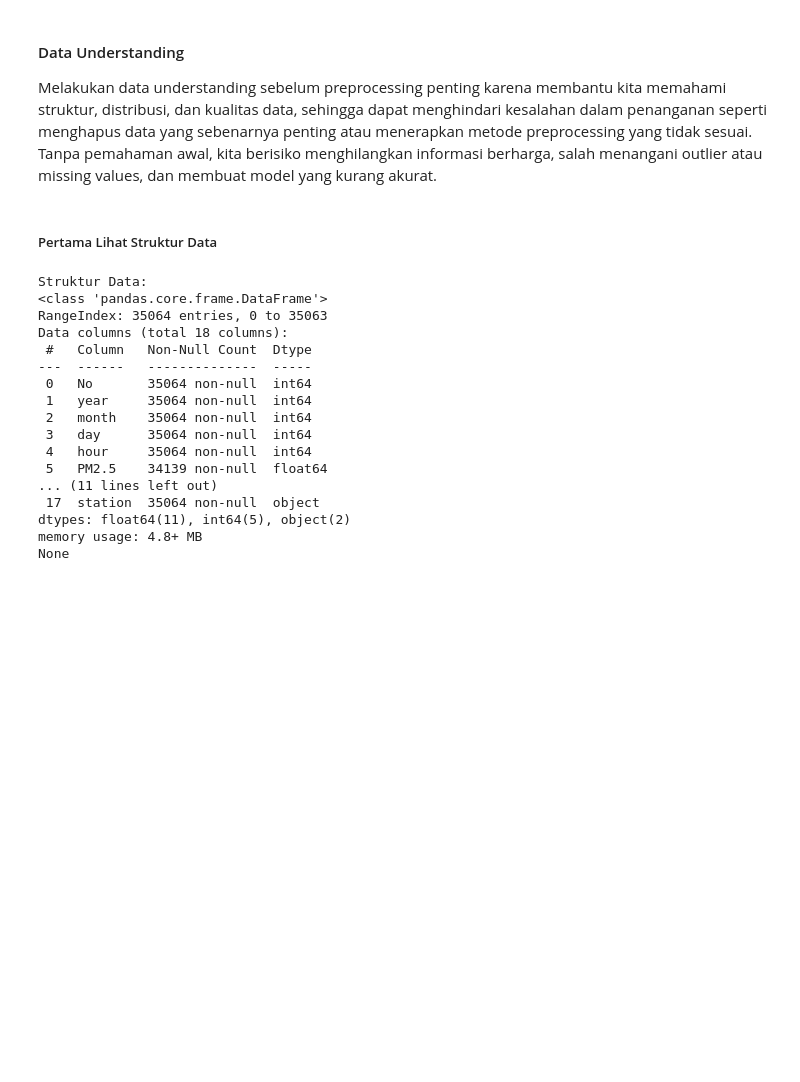
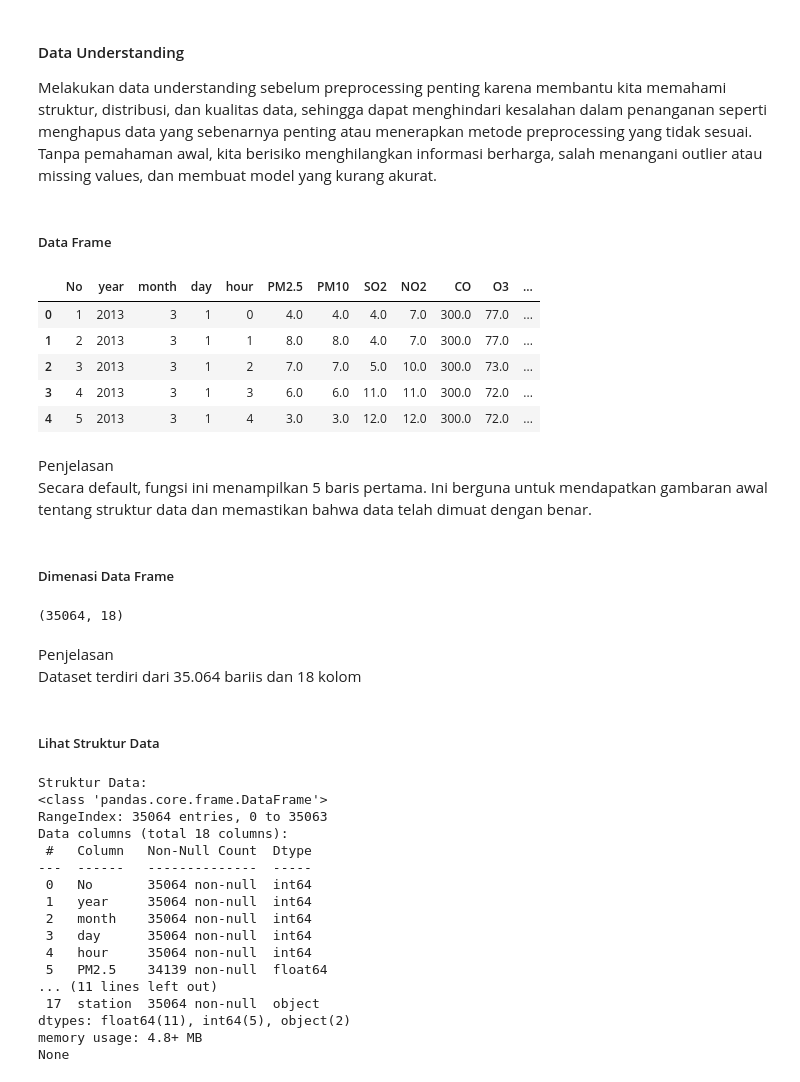
Before and after one commit to Hidayattt24/Kelompok_09_Tugas01_Data_Preparation, a Jupyter notebook: Kelompok9.ipynb, the cells around one changed output. Cells and saved outputs as stored; diff of their text form; code cells hidden in the pictures; blank space fills up the shorter version.

Commit message:
add data frame dan shape

```diff
--- a/Kelompok9.ipynb
+++ b/Kelompok9.ipynb
@@ -43,8 +43,31 @@ df = pd.read_csv("./data/PRSA_Data_Aotizhongxin.csv")
 # %% [markdown]
 #### Data Understanding
 Melakukan data understanding sebelum preprocessing penting karena membantu kita memahami struktur, distribusi, dan kualitas data, sehingga dapat menghindari kesalahan dalam penanganan seperti menghapus data yang sebenarnya penting atau menerapkan metode preprocessing yang tidak sesuai. Tanpa pemahaman awal, kita berisiko menghilangkan informasi berharga, salah menangani outlier atau missing values, dan membuat model yang kurang akurat.
+# %% [markdown]
+##### Data Frame
+# %%
+df.head()
+# %% [output]
+|  | No | year | month | day | hour | PM2.5 | PM10 | SO2 | NO2 | CO | O3 | ... |
+| 0 | 1 | 2013 | 3 | 1 | 0 | 4.0 | 4.0 | 4.0 | 7.0 | 300.0 | 77.0 | ... |
+| 1 | 2 | 2013 | 3 | 1 | 1 | 8.0 | 8.0 | 4.0 | 7.0 | 300.0 | 77.0 | ... |
+| 2 | 3 | 2013 | 3 | 1 | 2 | 7.0 | 7.0 | 5.0 | 10.0 | 300.0 | 73.0 | ... |
+| 3 | 4 | 2013 | 3 | 1 | 3 | 6.0 | 6.0 | 11.0 | 11.0 | 300.0 | 72.0 | ... |
+| 4 | 5 | 2013 | 3 | 1 | 4 | 3.0 | 3.0 | 12.0 | 12.0 | 300.0 | 72.0 | ... |
+# %% [markdown]
+Penjelasan <br>
+Secara default, fungsi ini menampilkan 5 baris pertama.  Ini berguna untuk mendapatkan gambaran awal tentang struktur data dan memastikan bahwa data telah dimuat dengan benar.
+# %% [markdown]
+##### Dimenasi Data Frame
+# %%
+df.shape
+# %% [output]
+(35064, 18)
+# %% [markdown]
+Penjelasan<br>
+Dataset terdiri dari 35.064 bariis dan 18 kolom
 # %% [markdown]
-##### Pertama Lihat Struktur Data
+##### Lihat Struktur Data
 # %%
 # Lihat Struktur Data
 print("Struktur Data:")
```
Also changed, not shown: parts of 2 cells of this notebook.
